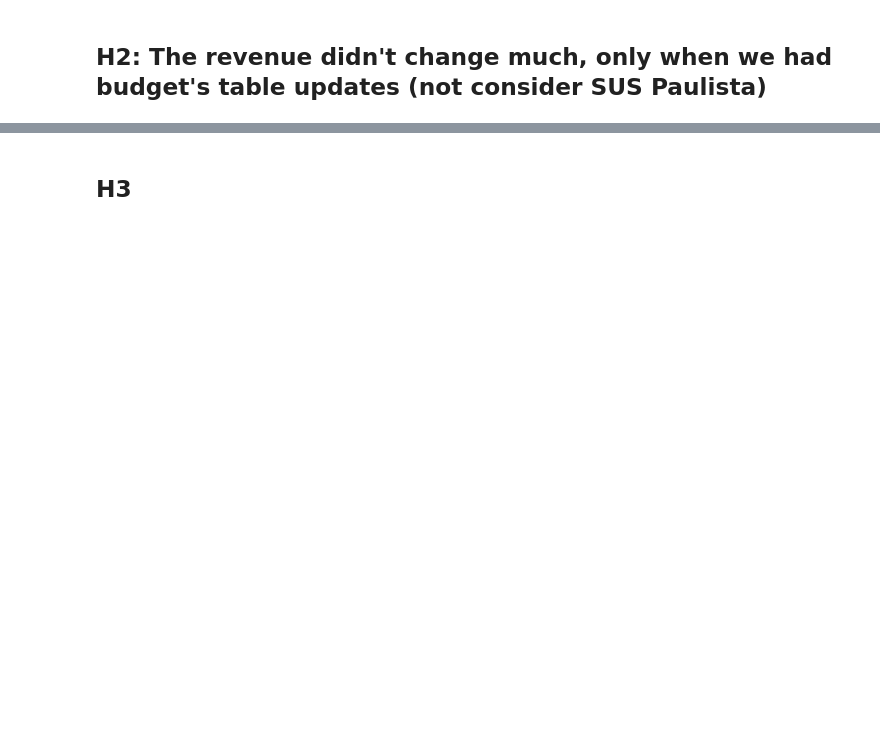
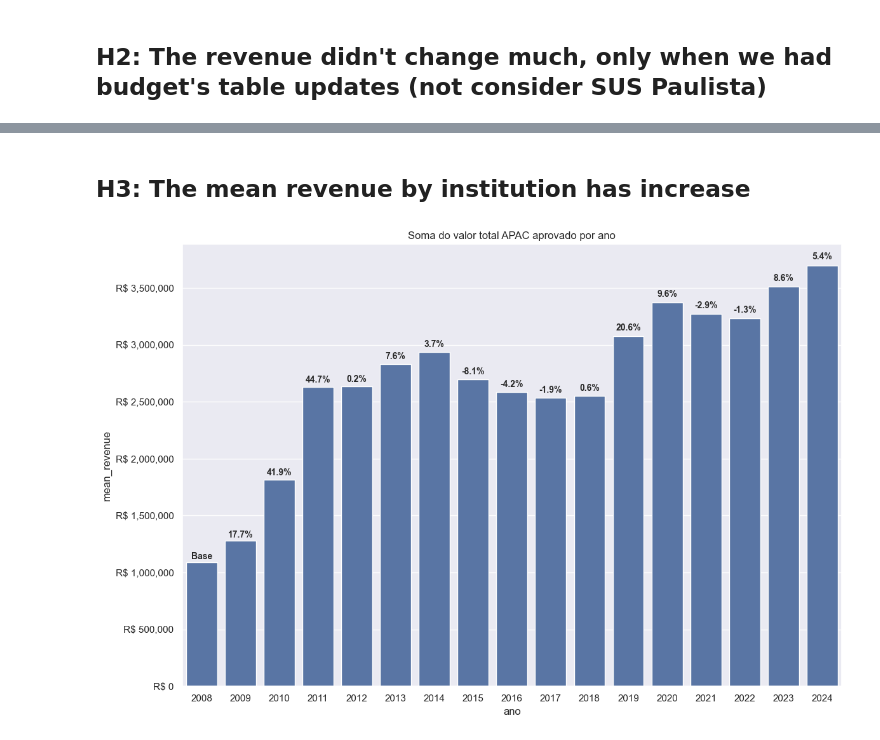
Before and after one commit to gustavo-moretto/rt_datasus, a Jupyter notebook: states/sp/dados_rt_sp.ipynb, the cells around one changed output, grey strips where cells are left out. Cells and saved outputs as stored; diff of their text form; code cells hidden in the pictures; blank space fills up the shorter version.

```diff
--- a/states/sp/dados_rt_sp.ipynb
+++ b/states/sp/dados_rt_sp.ipynb
@@ -436,2 +453,36 @@ plt.tight_layout()
-# %% [markdown]
-## H3
+# %% [markdown]
+## H3: The mean revenue by institution has increase
+# %%
+# Groupping and summing data to calculate percentage change by year and the mean revenue by institution
+aux = dados_sp_rt9[['valor_total_apac_aprovado', 'ano']].groupby('ano').sum().reset_index().sort_values(by='ano', ascending=True)
+aux['n_cnes'] = dados_sp_rt9[['ano', 'codigo_cnes']].groupby('ano').nunique().reset_index()['codigo_cnes']
+aux['mean_revenue'] = aux['valor_total_apac_aprovado'] / aux['n_cnes']
+aux['pct_change'] = (aux['mean_revenue'].pct_change() * 100).fillna(0)
+
+# Create the bar plot
+ax = sns.barplot(data=aux, x='ano', y='mean_revenue')
+plt.title('Soma do valor total APAC aprovado por ano')
+
+# Format y-axis to show complete numbers without scientific notation
+ax.ticklabel_format(style='plain', axis='y')
+# Alternative: You can also use this for currency formatting
+ax.yaxis.set_major_formatter(plt.FuncFormatter(lambda x, p: f'R$ {x:,.0f}'))
+
+# Add percentage change labels above each bar
+for i, (index, row) in enumerate(aux.iterrows()):
+    # Get the height of the bar
+    bar_height = row['mean_revenue']
+
+    # Add the percentage change label above the bar
+    # Skip the first bar (index 0) since pct_change is 0 for the first year
+    if i > 0:
+        ax.text(i, bar_height + bar_height * 0.01, f'{row["pct_change"]:.1f}%',
+                ha='center', va='bottom', fontsize=10, fontweight='bold')
+    else:
+        # For the first bar, you might want to show "Base" or skip the label
+        ax.text(i, bar_height + bar_height * 0.01, 'Base',
+                ha='center', va='bottom', fontsize=10, fontweight='bold')
+
+plt.tight_layout()
+# %% [output]
+[figure, added]
```
Also changed, not shown: parts of 8 cells of this notebook, 2 other files.
